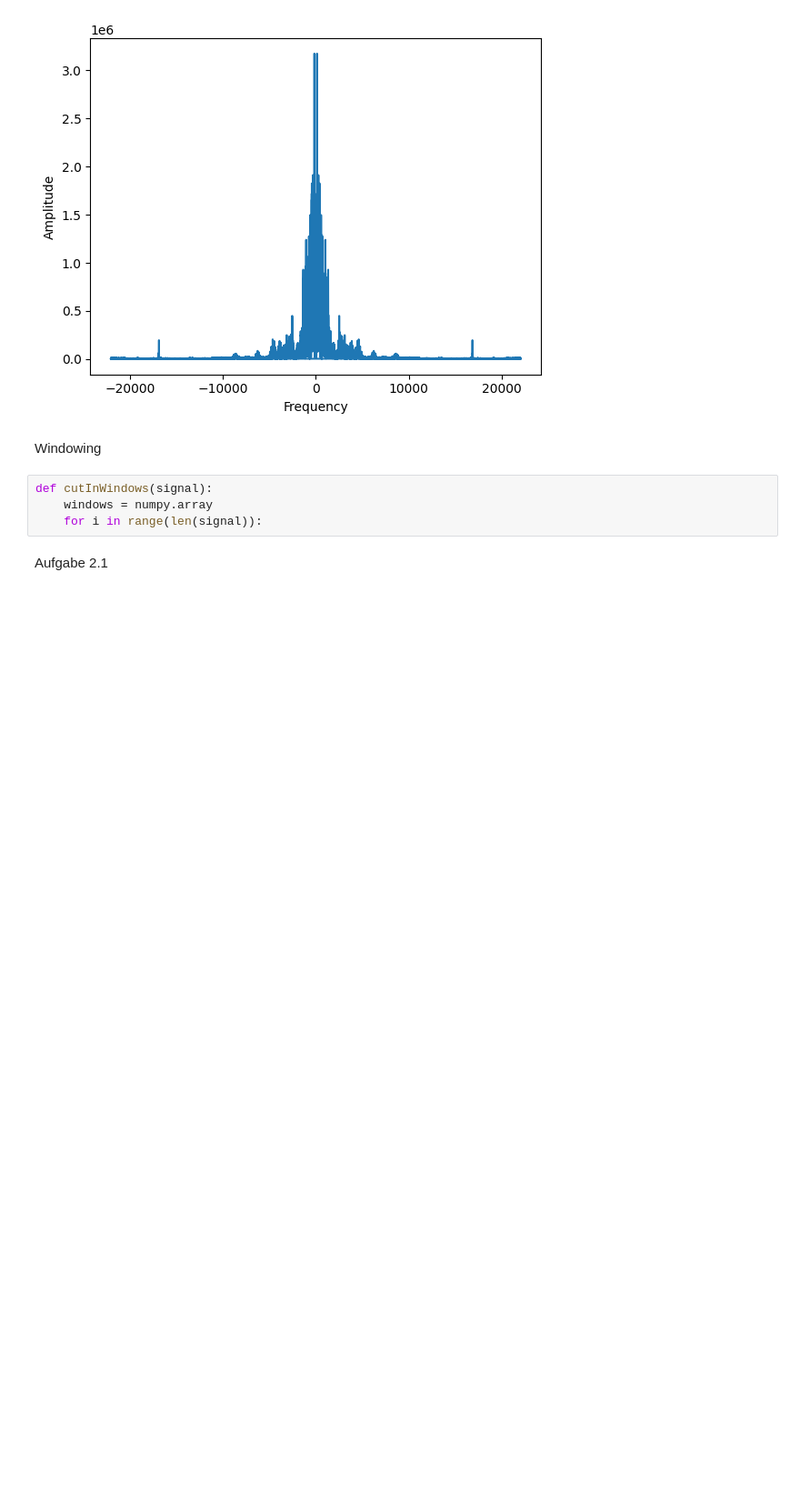
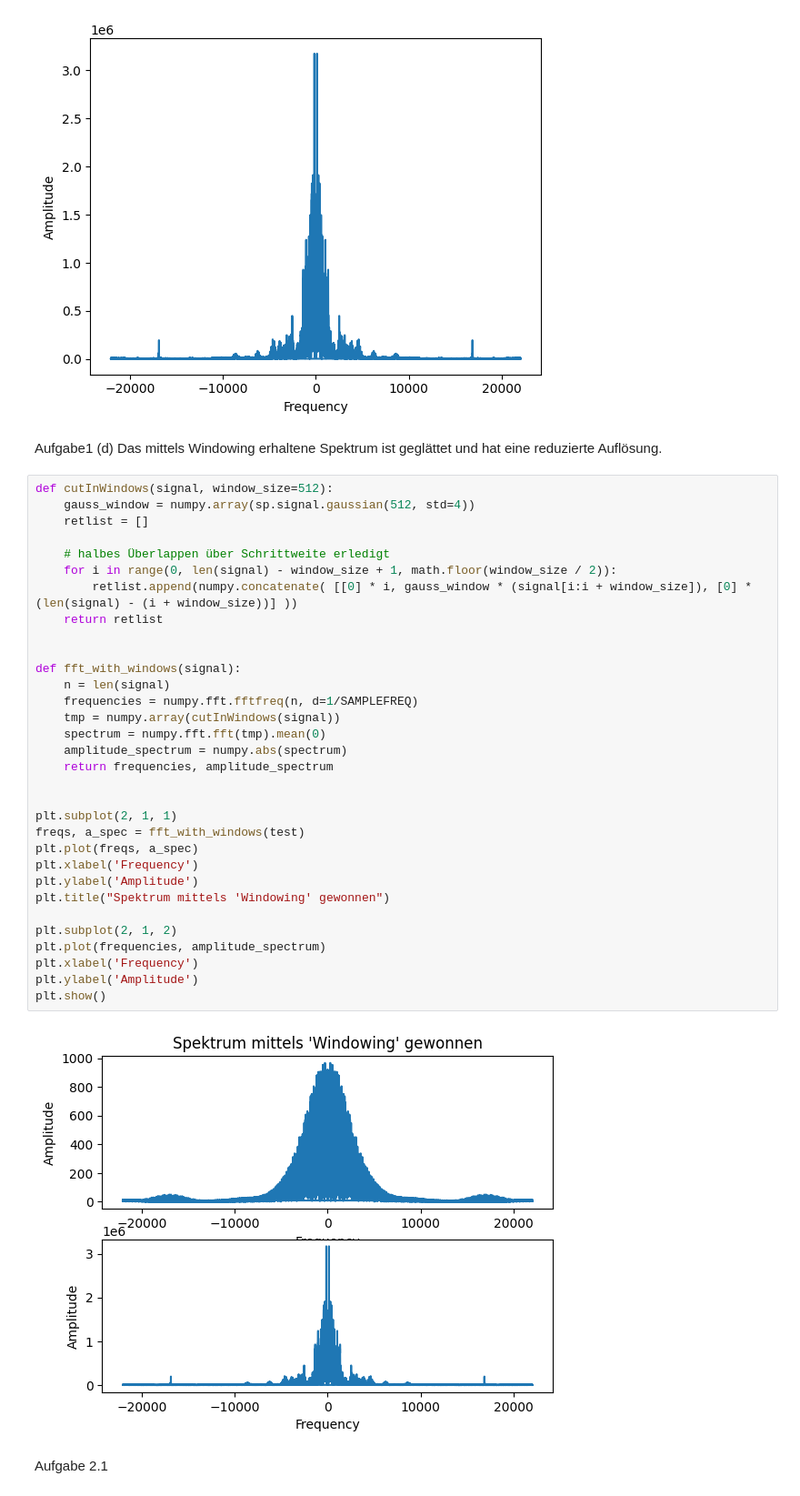
Before and after one commit to Matze-Katze/SSS, a Jupyter notebook: Versuch4/versuch4.ipynb, the cells around one changed output. Shown at 91% size. Saved outputs shown, nothing was run; the diff lists cells and outputs as text; blank space fills up the shorter version.

```diff
--- a/Versuch4/versuch4.ipynb
+++ b/Versuch4/versuch4.ipynb
@@ -61,12 +61,42 @@ plt.ylabel('Amplitude')
 plt.show()
 # %% [output]
 [figure]
-# %% [markdown]
-Windowing
-# %%
-def cutInWindows(signal):
-    windows = numpy.array
-    for i in range(len(signal)):
+# %% [markdown]
+Aufgabe1 (d) Das mittels Windowing erhaltene Spektrum ist geglättet und hat eine reduzierte Auflösung.
+# %%
+def cutInWindows(signal, window_size=512):
+    gauss_window = numpy.array(sp.signal.gaussian(512, std=4))
+    retlist = []
+
+    # halbes Überlappen über Schrittweite erledigt
+    for i in range(0, len(signal) - window_size + 1, math.floor(window_size / 2)):
+        retlist.append(numpy.concatenate( [[0] * i, gauss_window * (signal[i:i + window_size]), [0] * (len(signal) - (i + window_size))] ))
+    return retlist
+
+
+def fft_with_windows(signal):
+    n = len(signal)
+    frequencies = numpy.fft.fftfreq(n, d=1/SAMPLEFREQ)
+    tmp = numpy.array(cutInWindows(signal))
+    spectrum = numpy.fft.fft(tmp).mean(0)
+    amplitude_spectrum = numpy.abs(spectrum)
+    return frequencies, amplitude_spectrum
+
+
+plt.subplot(2, 1, 1)
+freqs, a_spec = fft_with_windows(test)
+plt.plot(freqs, a_spec)
+plt.xlabel('Frequency')
+plt.ylabel('Amplitude')
+plt.title("Spektrum mittels 'Windowing' gewonnen")
+
+plt.subplot(2, 1, 2)
+plt.plot(frequencies, amplitude_spectrum)
+plt.xlabel('Frequency')
+plt.ylabel('Amplitude')
+plt.show()
+# %% [output]
+[figure, added]
 # %% [markdown]
 Aufgabe 2.1
 # %%
```
Also changed, not shown: parts of 5 cells of this notebook.
